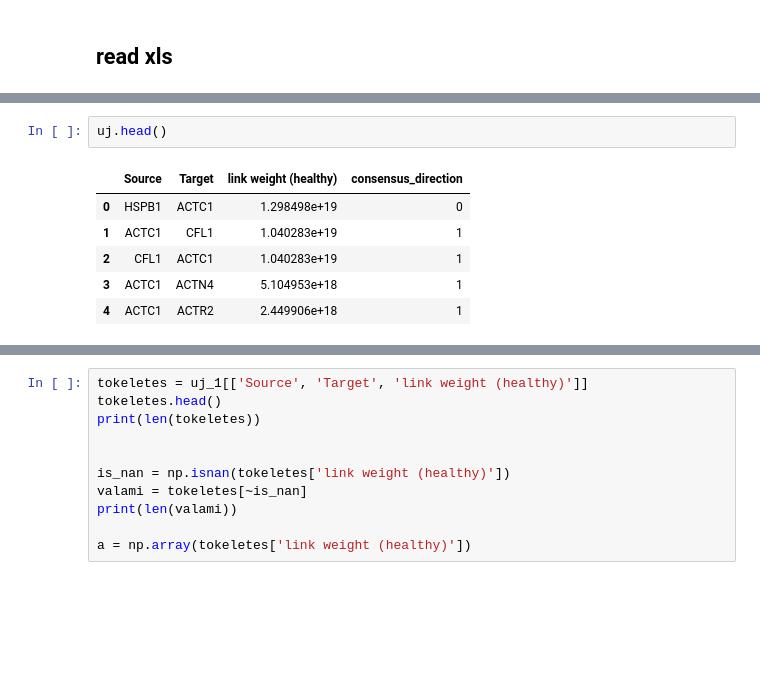
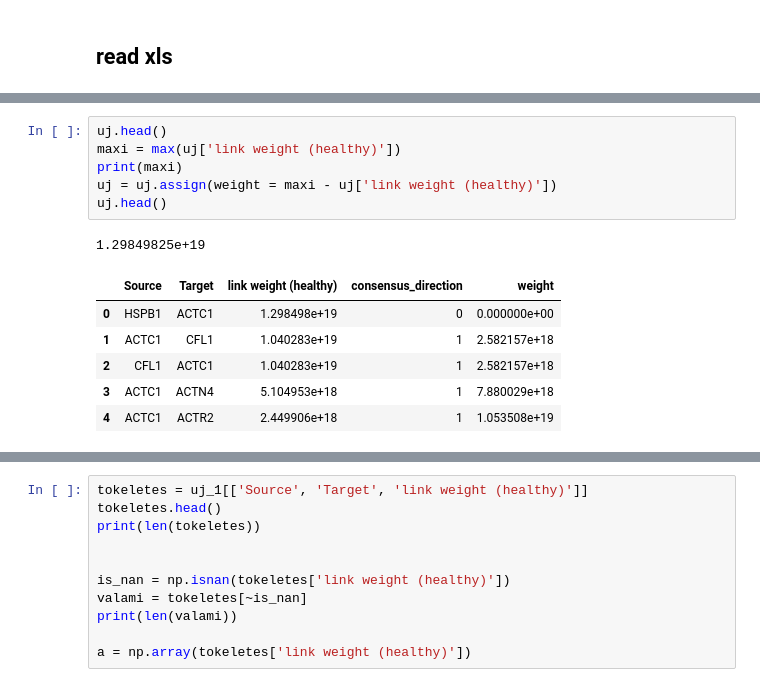
Before and after one commit to cilacal/Network-Analyser, a Jupyter notebook: Playground.ipynb, the cells around one changed output, grey strips where cells are left out. Saved outputs shown, nothing was run; the diff lists cells and outputs as text; blank space fills up the shorter version.

```diff
--- a/Playground.ipynb
+++ b/Playground.ipynb
@@ -33,9 +35,14 @@ uj = df[['Source', 'Target', 'link weight (healthy)', 'consensus_direction']]
-# %%
-uj.head()
-# %% [output]
-|  | Source | Target | link weight (healthy) | consensus_direction |
-| 0 | HSPB1 | ACTC1 | 1.298498e+19 | 0 |
-| 1 | ACTC1 | CFL1 | 1.040283e+19 | 1 |
-| 2 | CFL1 | ACTC1 | 1.040283e+19 | 1 |
-| 3 | ACTC1 | ACTN4 | 5.104953e+18 | 1 |
-| 4 | ACTC1 | ACTR2 | 2.449906e+18 | 1 |
+# %%
+uj.head()
+maxi = max(uj['link weight (healthy)'])
+print(maxi)
+uj = uj.assign(weight = maxi - uj['link weight (healthy)'])
+uj.head()
+# %% [output]
+1.29849825e+19
+|  | Source | Target | link weight (healthy) | consensus_direction | weight |
+| 0 | HSPB1 | ACTC1 | 1.298498e+19 | 0 | 0.000000e+00 |
+| 1 | ACTC1 | CFL1 | 1.040283e+19 | 1 | 2.582157e+18 |
+| 2 | CFL1 | ACTC1 | 1.040283e+19 | 1 | 2.582157e+18 |
+| 3 | ACTC1 | ACTN4 | 5.104953e+18 | 1 | 7.880029e+18 |
+| 4 | ACTC1 | ACTR2 | 2.449906e+18 | 1 | 1.053508e+19 |
```
Also changed, not shown: parts of 13 cells of this notebook, 2 other files.
